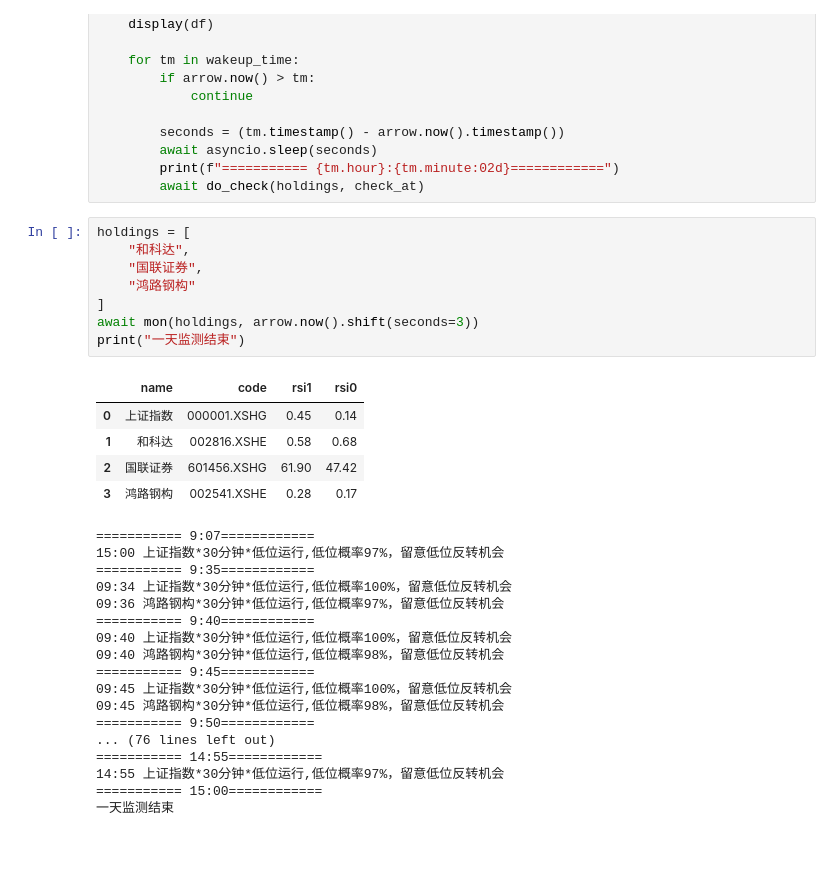
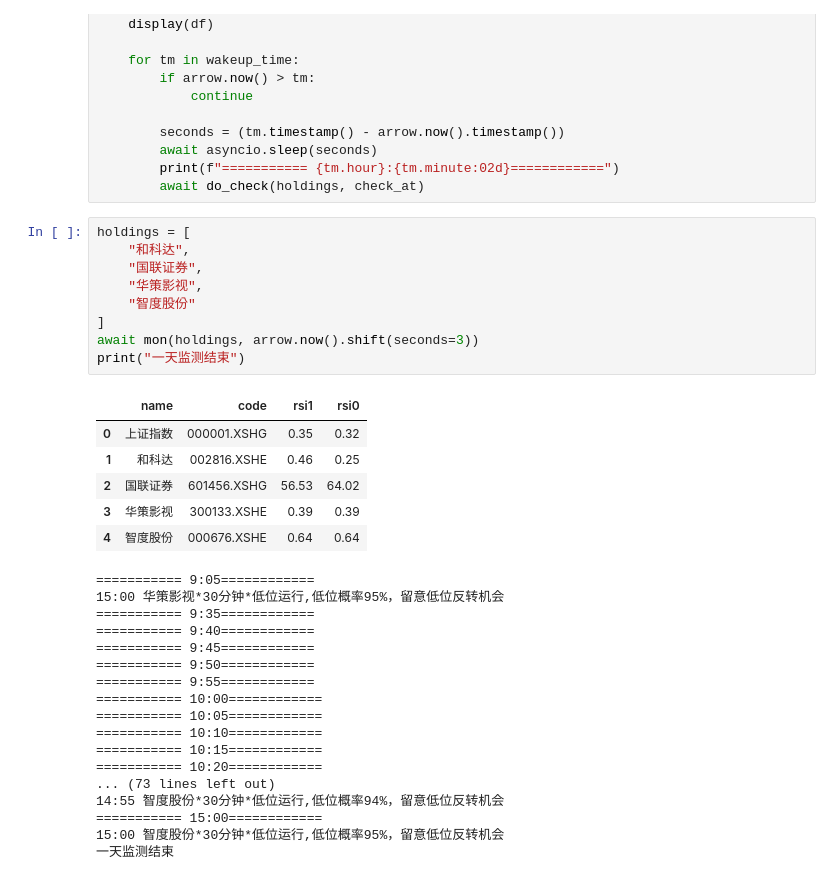
Before and after one commit to zillionare/alpha, a Jupyter notebook: alpha/notebook/【监控】大盘和持仓个股.ipynb, the cells around one changed output. Cells and saved outputs as stored; diff of their text form; blank space fills up the shorter version.

```diff
--- a/alpha/notebook/【监控】大盘和持仓个股.ipynb
+++ b/alpha/notebook/【监控】大盘和持仓个股.ipynb
@@ -151,31 +151,33 @@ async def mon(holdings, check_at=None):
 # %%
 holdings = [
     "和科达",
     "国联证券",
-    "鸿路钢构"
+    "华策影视",
+    "智度股份"
 ]
 await mon(holdings, arrow.now().shift(seconds=3))
 print("一天监测结束")
 # %% [output]
 |  | name | code | rsi1 | rsi0 |
-| 0 | 上证指数 | 000001.XSHG | 0.45 | 0.14 |
-| 1 | 和科达 | 002816.XSHE | 0.58 | 0.68 |
-| 2 | 国联证券 | 601456.XSHG | 61.90 | 47.42 |
-| 3 | 鸿路钢构 | 002541.XSHE | 0.28 | 0.17 |
+| 0 | 上证指数 | 000001.XSHG | 0.35 | 0.32 |
+| 1 | 和科达 | 002816.XSHE | 0.46 | 0.25 |
+| 2 | 国联证券 | 601456.XSHG | 56.53 | 64.02 |
+| 3 | 华策影视 | 300133.XSHE | 0.39 | 0.39 |
+| 4 | 智度股份 | 000676.XSHE | 0.64 | 0.64 |
-=========== 9:07============
-15:00 上证指数*30分钟*低位运行,低位概率97%，留意低位反转机会
+=========== 9:05============
+15:00 华策影视*30分钟*低位运行,低位概率95%，留意低位反转机会
 =========== 9:35============
-09:34 上证指数*30分钟*低位运行,低位概率100%，留意低位反转机会
-09:36 鸿路钢构*30分钟*低位运行,低位概率97%，留意低位反转机会
 =========== 9:40============
-09:40 上证指数*30分钟*低位运行,低位概率100%，留意低位反转机会
-09:40 鸿路钢构*30分钟*低位运行,低位概率98%，留意低位反转机会
 =========== 9:45============
-09:45 上证指数*30分钟*低位运行,低位概率100%，留意低位反转机会
-09:45 鸿路钢构*30分钟*低位运行,低位概率98%，留意低位反转机会
 =========== 9:50============
-... (76 lines left out)
-=========== 14:55============
-14:55 上证指数*30分钟*低位运行,低位概率97%，留意低位反转机会
+=========== 9:55============
+=========== 10:00============
+=========== 10:05============
+=========== 10:10============
+=========== 10:15============
+=========== 10:20============
+... (73 lines left out)
+14:55 智度股份*30分钟*低位运行,低位概率94%，留意低位反转机会
 =========== 15:00============
+15:00 智度股份*30分钟*低位运行,低位概率95%，留意低位反转机会
 一天监测结束
```
Also changed, not shown: 19 other files.
